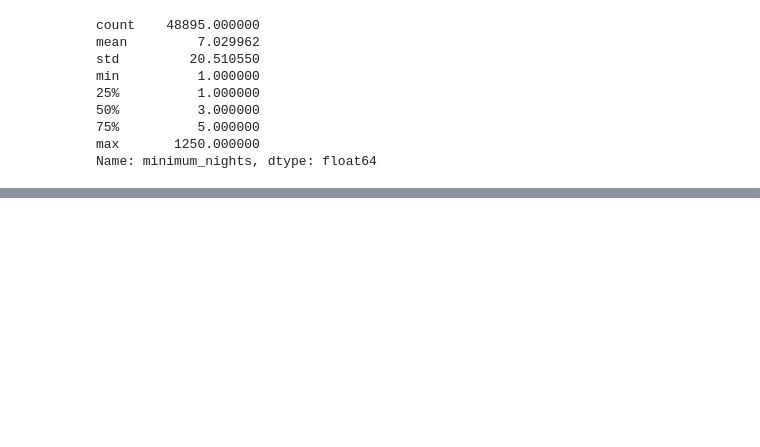
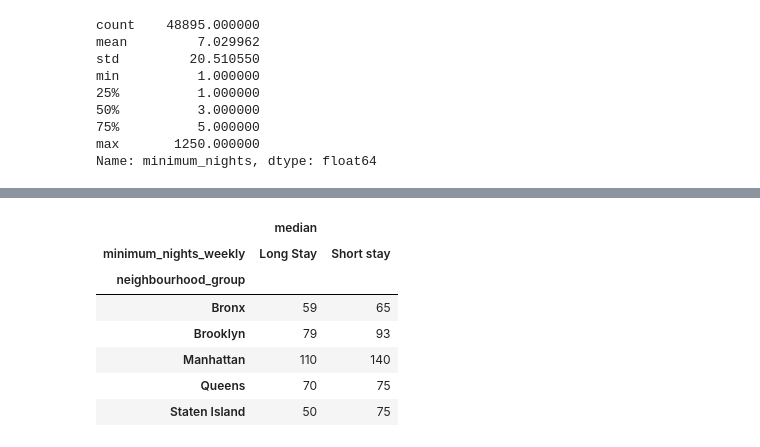
Before and after one commit to pooja251096/airbnb_booking_analysis, a Jupyter notebook: Copy_of_Airbnb_data_analysis_Pooja.ipynb, the cells around one changed output, grey strips where cells are left out. Cells and saved outputs as stored; diff of their text form; code cells hidden in the pictures; blank space fills up the shorter version.

```diff
--- a/Copy_of_Airbnb_data_analysis_Pooja.ipynb
+++ b/Copy_of_Airbnb_data_analysis_Pooja.ipynb
@@ -290,3 +194,15 @@ average price per night is 142.02 $.
+# %%
+df['minimum_nights_weekly']=df[(df['minimum_nights']<=15) & (df['price']<=550)]['minimum_nights'].apply(lambda x: 'Short stay' if x<=7 else 'Long Stay' )
+df.pivot_table(index='neighbourhood_group',columns='minimum_nights_weekly',values='price',aggfunc=['median'])
+# %% [output]
+|  | median |  |
+| minimum_nights_weekly | Long Stay | Short stay |
+| neighbourhood_group |  |  |
+| Bronx | 59 | 65 |
+| Brooklyn | 79 | 93 |
+| Manhattan | 110 | 140 |
+| Queens | 70 | 75 |
+| Staten Island | 50 | 75 |
 # %%
 sns.set_palette("muted")
 x = 'minimum_nights'
```
Also changed, not shown: parts of 23 cells of this notebook.
